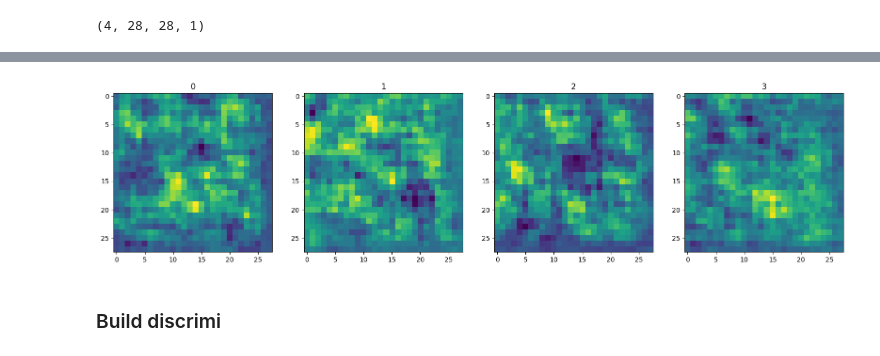
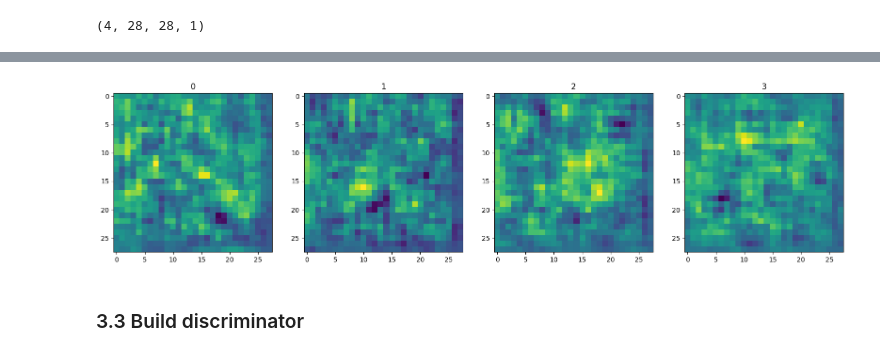
Before and after one commit to Nargesmohammadi/Fashion-Gan, a Jupyter notebook: FashionGAN.ipynb, the cells around one changed output, grey strips where cells are left out. Saved outputs shown, nothing was run; the diff lists cells and outputs as text; code cells hidden in the pictures.

Commit message:
building the discriminator function

```diff
--- a/FashionGAN.ipynb
+++ b/FashionGAN.ipynb
@@ -188,7 +188,10 @@ img.shape
 # %% [output]
 (4, 28, 28, 1)
 # %%
-gig, ax = plt.subplots(ncols=4, figsize=(20,20))
+# generate new fashion
+img = generator.predict(np.random.randn(4, 128, 1))
+
+fig, ax = plt.subplots(ncols=4, figsize=(20,20))
 
 for idx, img in enumerate(img):
   # plot the image using a specific subplot
@@ -199,3 +203,3 @@ for idx, img in enumerate(img):
-[figure, old version]
+[figure, new version]
 # %% [markdown]
-### Build discrimi
+### 3.3 Build discriminator
```
Also changed, not shown: parts of 12 cells of this notebook.
